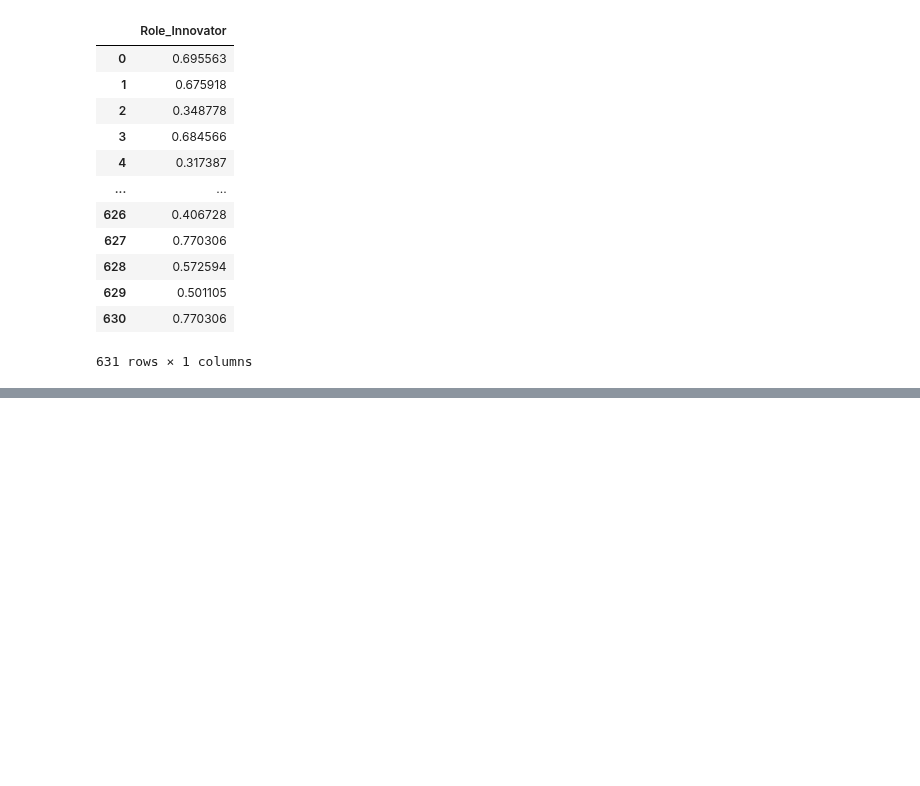
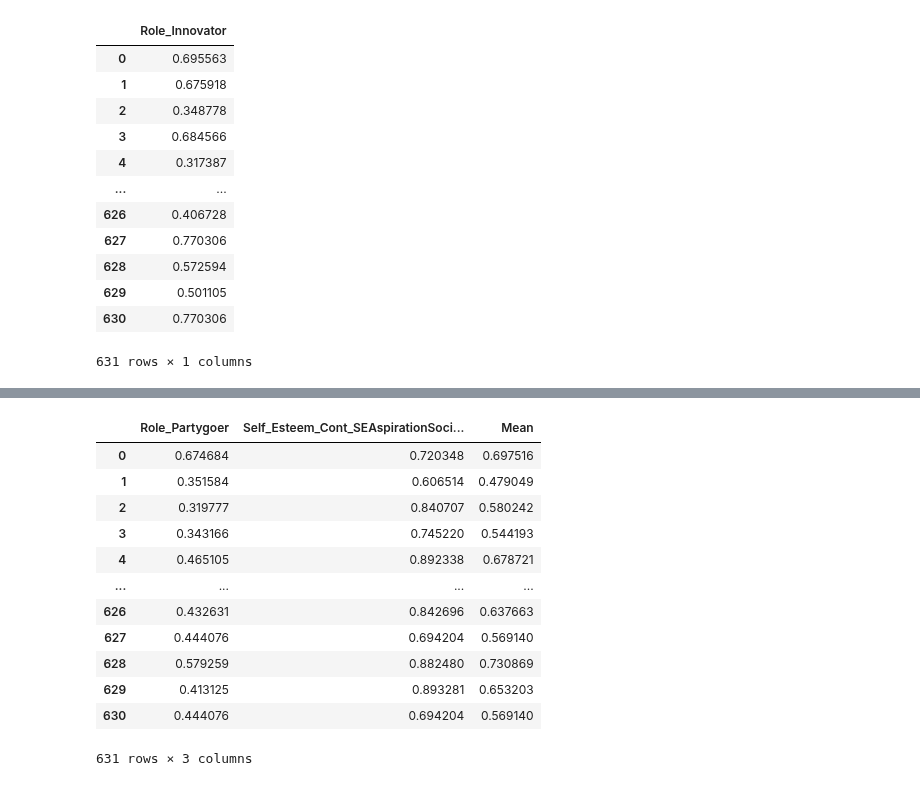
Before and after one commit to dindaslsbilla/coba, a Jupyter notebook: Untitled1.ipynb, the cells around one changed output, grey strips where cells are left out. Cells and saved outputs as stored; diff of their text form; code cells hidden in the pictures; blank space fills up the shorter version.

Commit message:
add role partygoer to csv

```diff
--- a/Untitled1.ipynb
+++ b/Untitled1.ipynb
@@ -388,0 +408,25 @@ maingames_roleinnovator.to_csv('maingames_roleinnovator.csv')
+# %%
+rolepartygoer_df=pd.read_csv('maingames_rolepartygoer.csv')
+rolepartygoer_df.mean(axis=0)
+rolepartygoer_df.drop(columns=rolepartygoer_df.columns[0],
+        axis=1,
+        inplace=True)
+rolepartygoer_df.to_csv('maingames_rolepartygoer.csv',index="False")
+mean_row=rolepartygoer_df.mean(axis=1)
+rolepartygoer_df['Mean']=mean_row
+rolepartygoer_df.to_csv('maingames_rolepartygoer.csv',index="False")
+rolepartygoer_df
+# %% [output]
+|  | Role_Partygoer | Self_Esteem_Cont_SEAspirationSoci... | Mean |
+| 0 | 0.674684 | 0.720348 | 0.697516 |
+| 1 | 0.351584 | 0.606514 | 0.479049 |
+| 2 | 0.319777 | 0.840707 | 0.580242 |
+| 3 | 0.343166 | 0.745220 | 0.544193 |
+| 4 | 0.465105 | 0.892338 | 0.678721 |
+| ... | ... | ... | ... |
+| 626 | 0.432631 | 0.842696 | 0.637663 |
+| 627 | 0.444076 | 0.694204 | 0.569140 |
+| 628 | 0.579259 | 0.882480 | 0.730869 |
+| 629 | 0.413125 | 0.893281 | 0.653203 |
+| 630 | 0.444076 | 0.694204 | 0.569140 |
+631 rows × 3 columns
```
Also changed, not shown: parts of 2 cells of this notebook, 1 other file.
